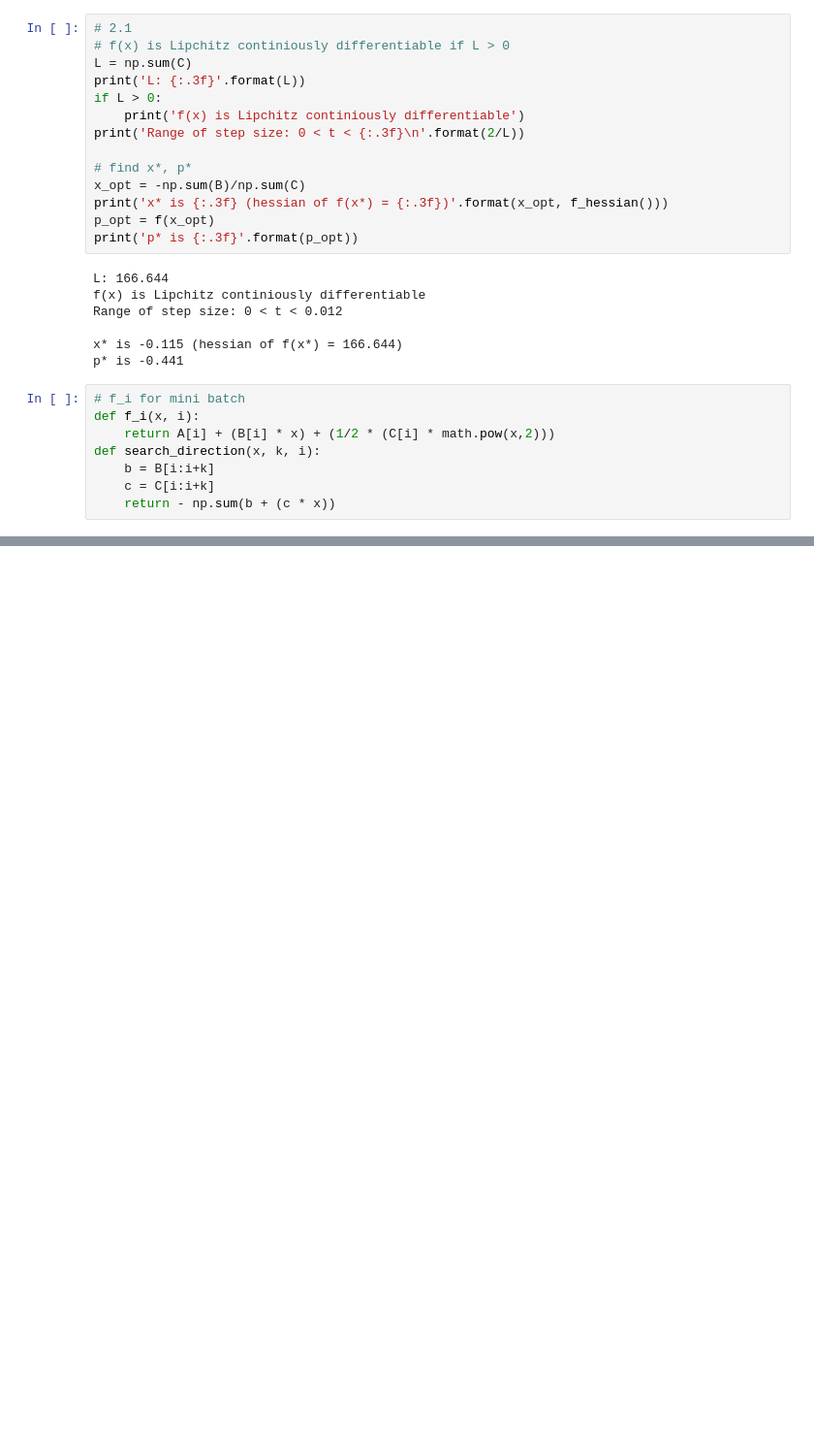
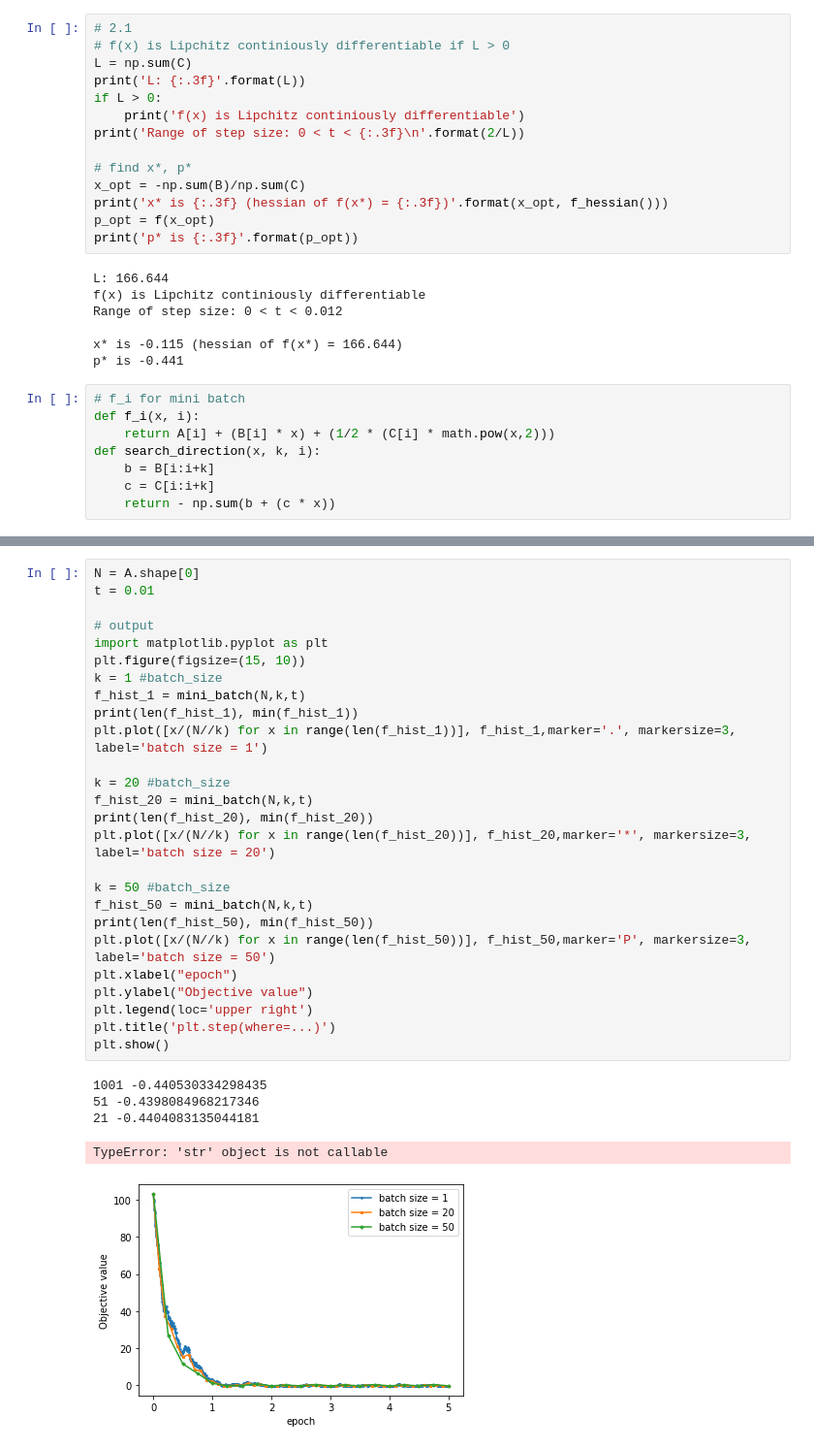
Before and after one commit to k-sukhantharat/bads7603-Optimization, a Jupyter notebook: hw4_minibatch/hw4_minibatch.ipynb, the cells around one changed output, grey strips where cells are left out. Shown at 97% size. Cells and saved outputs as stored; diff of their text form; blank space fills up the shorter version.

```diff
--- a/hw4_minibatch/hw4_minibatch.ipynb
+++ b/hw4_minibatch/hw4_minibatch.ipynb
@@ -73,4 +75,36 @@ def mini_batch(N,k,t):
     return f_hist
+# %%
+N = A.shape[0]
+t = 0.01
+
+# output
+import matplotlib.pyplot as plt
+plt.figure(figsize=(15, 10))
+k = 1 #batch_size
+f_hist_1 = mini_batch(N,k,t)
+print(len(f_hist_1), min(f_hist_1))
+plt.plot([x/(N//k) for x in range(len(f_hist_1))], f_hist_1,marker='.', markersize=3, label='batch size = 1')
+
+k = 20 #batch_size
+f_hist_20 = mini_batch(N,k,t)
+print(len(f_hist_20), min(f_hist_20))
+plt.plot([x/(N//k) for x in range(len(f_hist_20))], f_hist_20,marker='*', markersize=3, label='batch size = 20')
+
+k = 50 #batch_size
+f_hist_50 = mini_batch(N,k,t)
+print(len(f_hist_50), min(f_hist_50))
+plt.plot([x/(N//k) for x in range(len(f_hist_50))], f_hist_50,marker='P', markersize=3, label='batch size = 50')
+plt.xlabel("epoch")
+plt.ylabel("Objective value")
+plt.legend(loc='upper right')
+plt.title('plt.step(where=...)')
+plt.show()
+# %% [output]
+1001 -0.440530334298435
+51 -0.4398084968217346
+21 -0.4404083135044181
+TypeError: 'str' object is not callable
+[figure, added]
 # %%
 N = A.shape[0]
 k = 1 #batch_size
```
Also changed, not shown: parts of 7 cells of this notebook.
